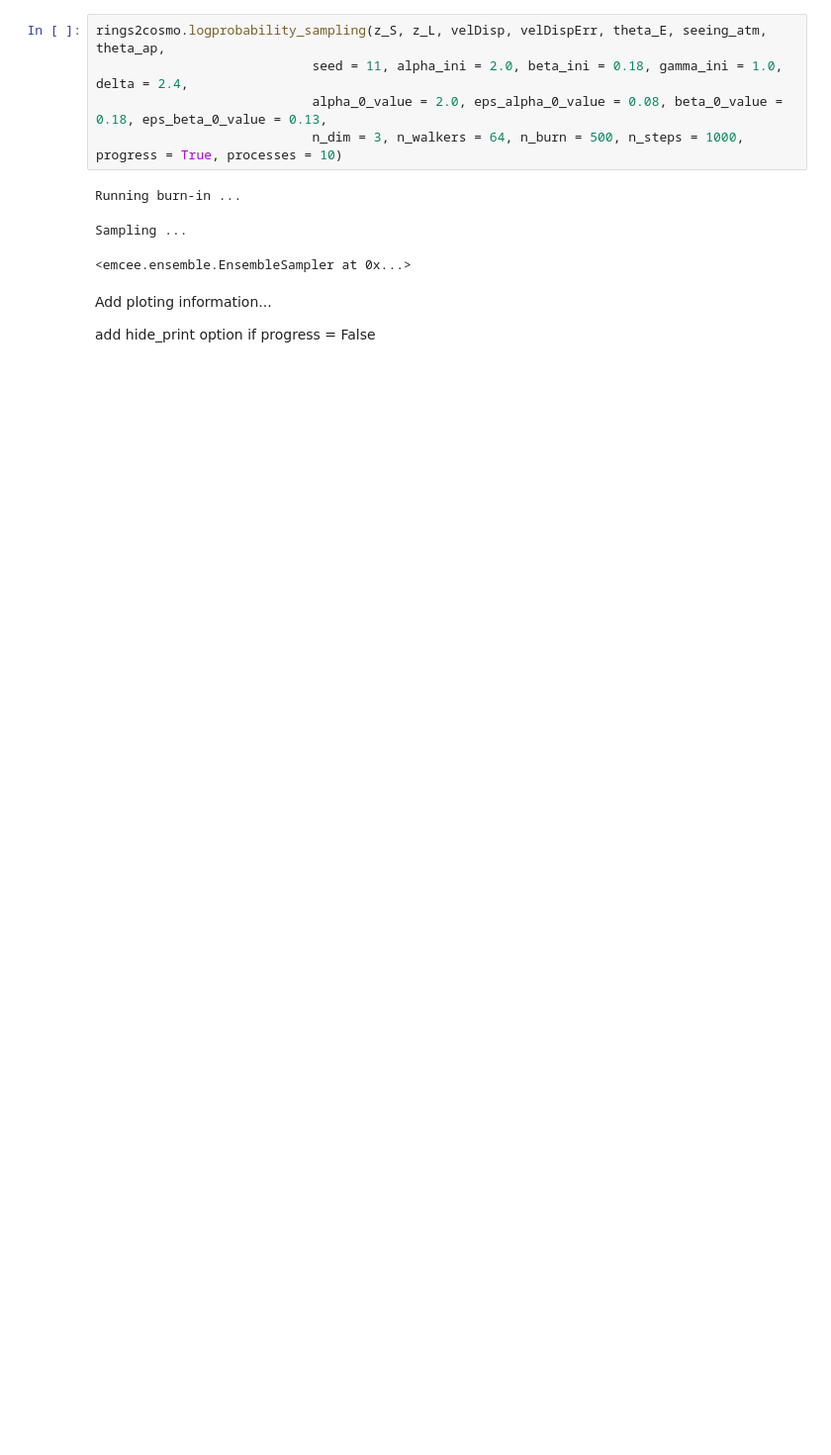
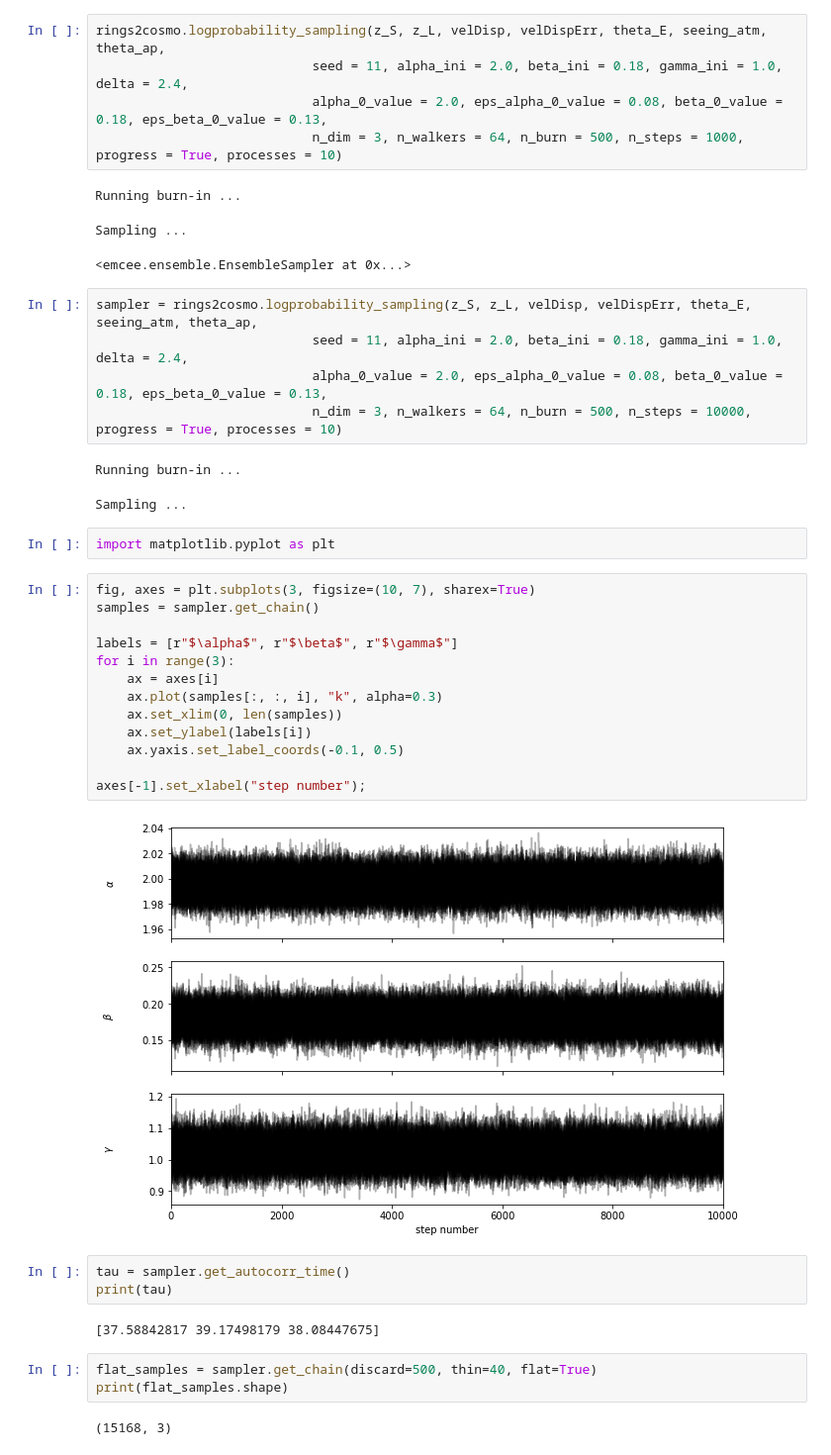
Before and after one commit to CosmoObs/SLtools, a Jupyter notebook: sltools/rings2cosmo/notebooks/test.ipynb, the cells around one changed output. Shown at 99% size. Drawn from its saved outputs; the diff is of its cells as text; blank space fills up the shorter version.

```diff
--- a/sltools/rings2cosmo/notebooks/test.ipynb
+++ b/sltools/rings2cosmo/notebooks/test.ipynb
@@ -55,7 +50,38 @@ rings2cosmo.logprobability_sampling(z_S, z_L, velDisp, velDispErr, theta_E, seei
 Running burn-in ...
 Sampling ...
 <emcee.ensemble.EnsembleSampler at 0x...>
-# %% [markdown]
-Add ploting information...
-
-add hide_print option if progress = False
+# %%
+sampler = rings2cosmo.logprobability_sampling(z_S, z_L, velDisp, velDispErr, theta_E, seeing_atm, theta_ap,
+                            seed = 11, alpha_ini = 2.0, beta_ini = 0.18, gamma_ini = 1.0, delta = 2.4,
+                            alpha_0_value = 2.0, eps_alpha_0_value = 0.08, beta_0_value = 0.18, eps_beta_0_value = 0.13,
+                            n_dim = 3, n_walkers = 64, n_burn = 500, n_steps = 10000, progress = True, processes = 10)
+# %% [output]
+Running burn-in ...
+Sampling ...
+# %%
+import matplotlib.pyplot as plt
+# %%
+fig, axes = plt.subplots(3, figsize=(10, 7), sharex=True)
+samples = sampler.get_chain()
+
+labels = [r"$\alpha$", r"$\beta$", r"$\gamma$"]
+for i in range(3):
+    ax = axes[i]
+    ax.plot(samples[:, :, i], "k", alpha=0.3)
+    ax.set_xlim(0, len(samples))
+    ax.set_ylabel(labels[i])
+    ax.yaxis.set_label_coords(-0.1, 0.5)
+
+axes[-1].set_xlabel("step number");
+# %% [output]
+[figure, added]
+# %%
+tau = sampler.get_autocorr_time()
+print(tau)
+# %% [output]
+[37.58842817 39.17498179 38.08447675]
+# %%
+flat_samples = sampler.get_chain(discard=500, thin=40, flat=True)
+print(flat_samples.shape)
+# %% [output]
+(15168, 3)
```
Also changed, not shown: parts of 24 cells of this notebook, 1 other file.
